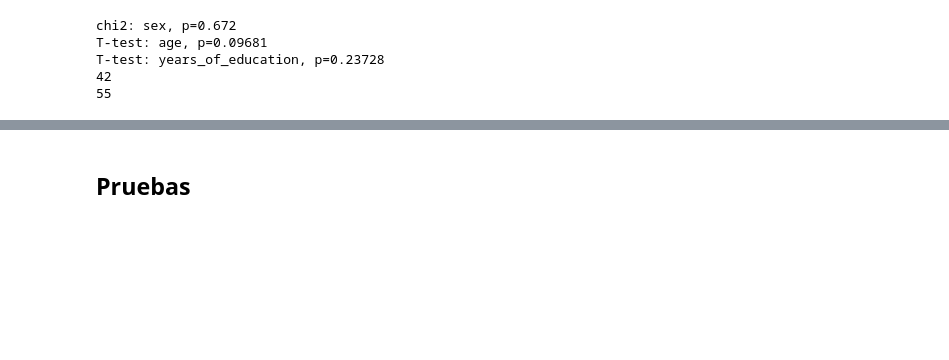
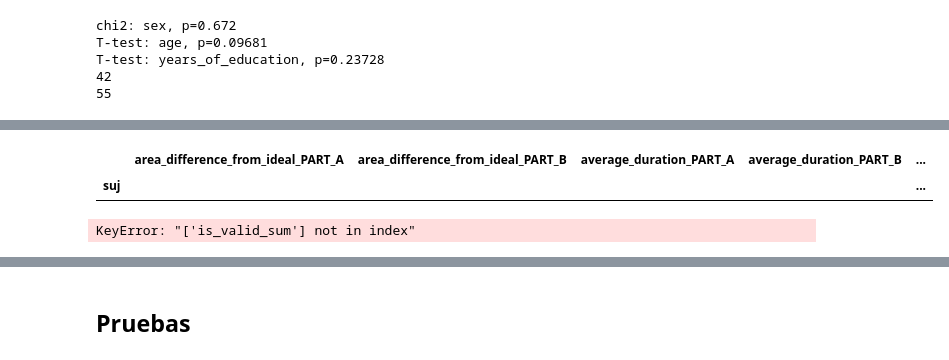
Before and after one commit to gianluca-capelo/tmt-analysis, a Jupyter notebook: notebooks/modelling.ipynb, the cells around one changed output, grey strips where cells are left out. Drawn from its saved outputs; the diff is of its cells as text; code cells hidden in the pictures; blank space fills up the shorter version.

```diff
--- a/notebooks/modelling.ipynb
+++ b/notebooks/modelling.ipynb
@@ -464,0 +419,10 @@ print(high_corr_pairs)
+# %%
+df_digital_hand_and_eye.max().max()
+df_digital_hand_and_eye[df_digital_hand_and_eye.isin([np.inf, -np.inf]).any(axis=1)]
+# %% [output]
+|  | area_difference_from_ideal_PART_A | area_difference_from_ideal_PART_B | average_duration_PART_A | average_duration_PART_B | ... |
+| suj |  |  |  |  | ... |
+# %%
+df_digital_hand_and_eye[['is_valid_sum', 'group']]
+# %% [output]
+KeyError: "['is_valid_sum'] not in index"
```
Also changed, not shown: parts of 27 cells of this notebook, 4 other files.
